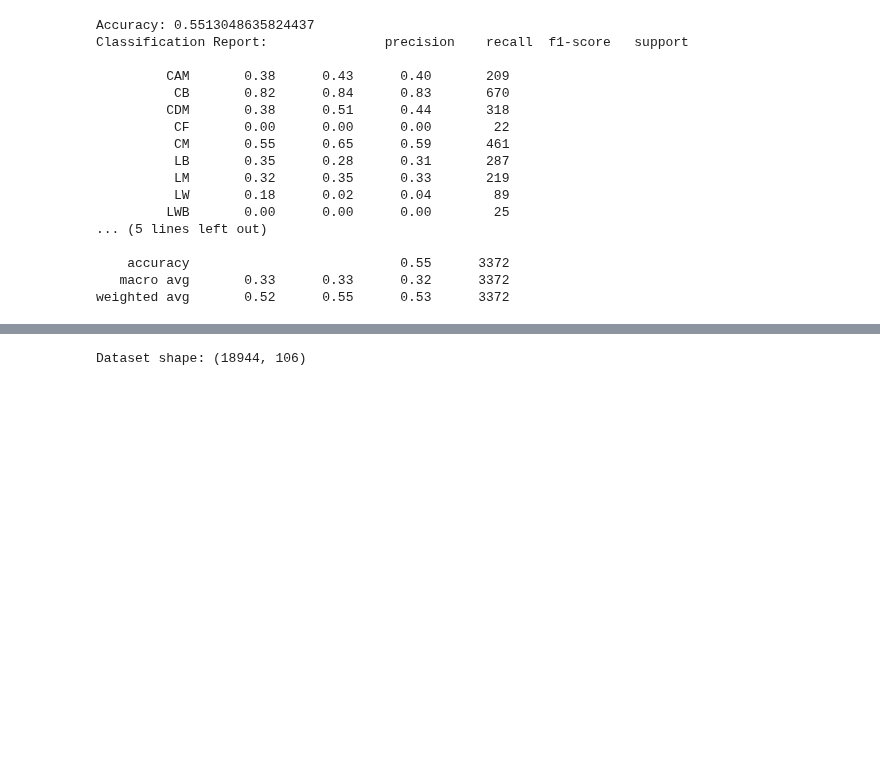
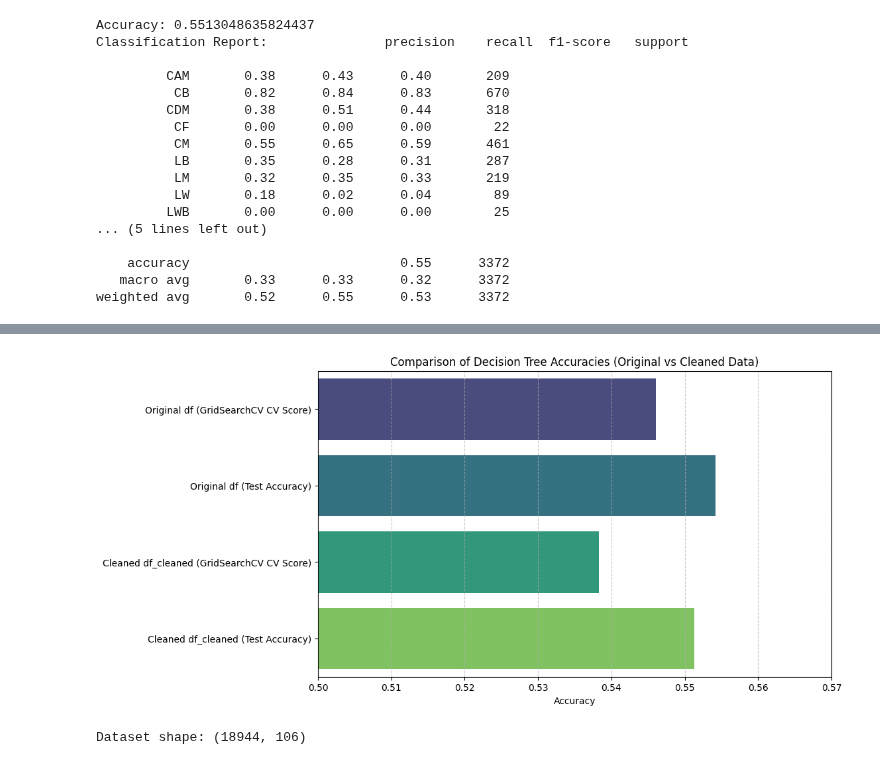
Before and after one commit to sbogde/pandamonium, a Jupyter notebook: dmi_fifa_21.ipynb, the cells around one changed output, grey strips where cells are left out. Saved outputs shown, nothing was run; the diff lists cells and outputs as text; code cells hidden in the pictures; blank space fills up the shorter version.

```diff
--- a/dmi_fifa_21.ipynb
+++ b/dmi_fifa_21.ipynb
@@ -286,3 +283,26 @@ weighted avg       0.52      0.55      0.53      3373
+# %%
+# import matplotlib.pyplot as plt
+# import seaborn as sns
+
+# Data to plot
+scenarios = [
+    'Original df (GridSearchCV CV Score)',
+    'Original df (Test Accuracy)',
+    'Cleaned df_cleaned (GridSearchCV CV Score)',
+    'Cleaned df_cleaned (Test Accuracy)'
+]
+accuracies = [0.5461, 0.5542, 0.5383, 0.5513]
+
+# Plot
+plt.figure(figsize=(10, 6))
+sns.barplot(x=accuracies, y=scenarios, palette="viridis")
+plt.xlabel('Accuracy')
+plt.title('Comparison of Decision Tree Accuracies (Original vs Cleaned Data)')
+plt.xlim(0.5, 0.57)  # Focus zoom on the range where our accuracies are
+plt.grid(axis='x', linestyle='--', alpha=0.7)
+plt.show()
+# %% [output]
+[figure, added]
 # %%
 df = pd.read_csv(file_path)
 print("Dataset shape:", df.shape)
```
Also changed, not shown: parts of 2 cells of this notebook.
